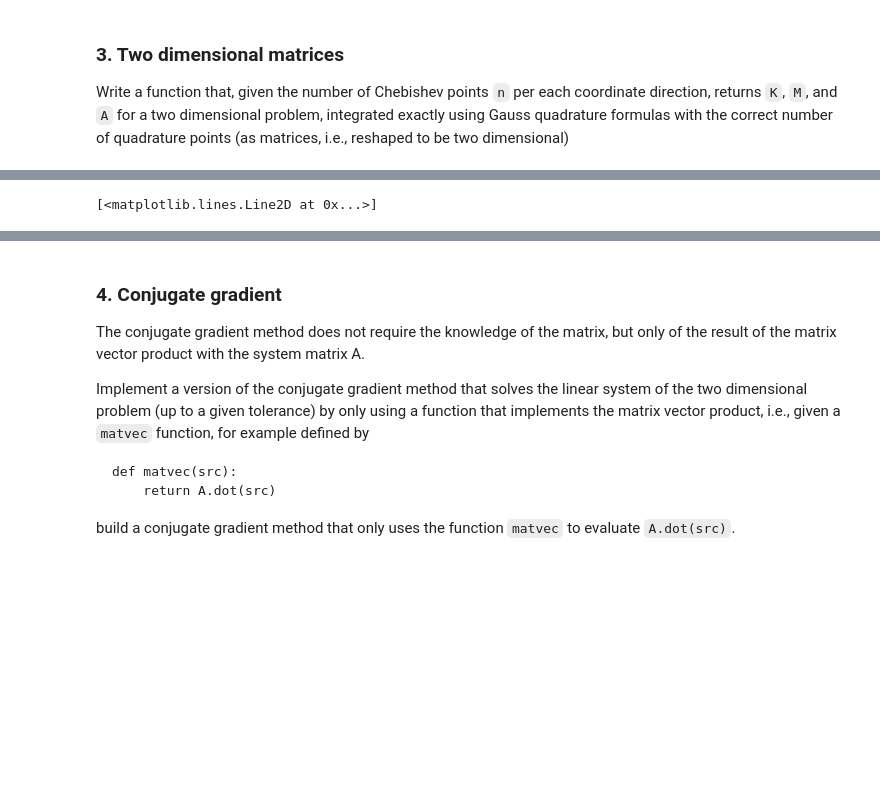
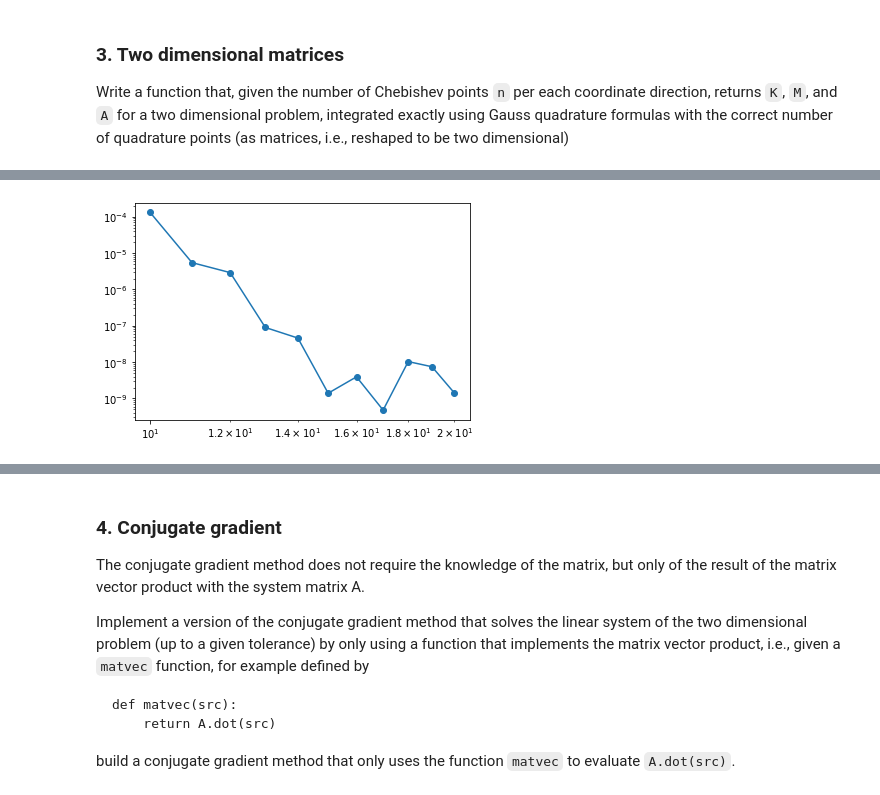
Before and after one commit to daniele-irto/na_exam, a Jupyter notebook: final_project.ipynb, the cells around one changed output, grey strips where cells are left out. Drawn from its saved outputs; the diff is of its cells as text; code cells hidden in the pictures; blank space fills up the shorter version.

```diff
--- a/final_project.ipynb
+++ b/final_project.ipynb
@@ -299,9 +296,9 @@ plt.loglog(all_n, error, 'o-')
 
 Write a function that, given the number of Chebishev points `n` per each coordinate direction, returns `K`, `M`, and `A` for a two dimensional problem, integrated exactly using Gauss quadrature formulas with the correct number of quadrature points (as matrices, i.e., reshaped to be two dimensional)
 # %%
-def compute_two_dimensional_matrices(n):
+def compute_two_dimensional_matrices(n, nq=None):
 
-    K, M, _ = compute_one_dimensional_matrices(n)
+    K, M, _ = compute_one_dimensional_matrices(n, nq)
 
     KM = np.einsum('ik, jl -> ijkl', K, M)
     MK = np.einsum('ik, jl -> ijkl', M, K)
@@ -333,9 +330,10 @@ The plot was obtained as `imshow(u.reshape((n,n))`.
 
 Plot the error as a function of $n$, for $n$ in $[10,...,20]$.
 # %%
-def f_two_d(n, rhs, x):
+# Returns f in 2D, as extension of the 1D case
+def f_two_d(n, rhs, x, nq=None):
 
-    nq = 2*n
+    nq = nq if nq else n-1
     q, w = np.polynomial.legendre.leggauss(nq)
     qx, qy = np.meshgrid(q, q)
     B = np.empty((n, nq))
@@ -345,7 +343,7 @@ def f_two_d(n, rhs, x):
         v = lagrange(x, ei)
         B[i, :] = v(q)
 
-    f = np.einsum('ia, jb, ab, a, b -> ij', B, B, rhs(qx, qy), w, w)  # 2D extension of the 1D equation
+    f = np.einsum('ia, jb, ab, a, b -> ij', B, B, rhs(qx, qy), w, w)
 
     return f.reshape(n**2)
 # %%
@@ -357,12 +355,12 @@ def rhs_two_d(x, y):
     return (1 + 2*(np.pi**2)) * exact_two_d(x, y)
 
 
-def compute_error_two_d(n, exact, rhs, print_err=False, plot=False):
+def compute_error_two_d(n, exact, rhs, plot=False):
 
     x = np.polynomial.chebyshev.chebpts2(n)
     xg, yg = np.meshgrid(x, x)
-    *_, A = compute_two_dimensional_matrices(n)
-    f = f_two_d(n, rhs, x)
+    *_, A = compute_two_dimensional_matrices(n, 5*n)
+    f = f_two_d(n, rhs, x, 5*n)
 
     approx = np.linalg.solve(A, f).reshape((n, n))
     error = np.linalg.norm(exact(xg, yg) - approx, ord=2)
@@ -370,16 +368,13 @@ def compute_error_two_d(n, exact, rhs, print_err=False, plot=False):
     if plot:
         plt.imshow(approx.reshape((n, n)))
 
-    if print_err:
-        print(f'{n}: {error}')
-
     return error
 # %%
 error = []
 all_n = range(10, 21)
+
 for n in all_n:
     error.append(compute_error_two_d(n, exact_two_d, rhs_two_d))
 
-plt.loglog(all_n, error, 'o-')
+_ = plt.loglog(all_n, error, 'o-')
 # %% [output]
-[<matplotlib.lines.Line2D at 0x...>]
@@ -386,0 +381 @@ plt.loglog(all_n, error, 'o-')
+[figure, added]
```
Also changed, not shown: parts of 14 cells of this notebook, 1 other file.
